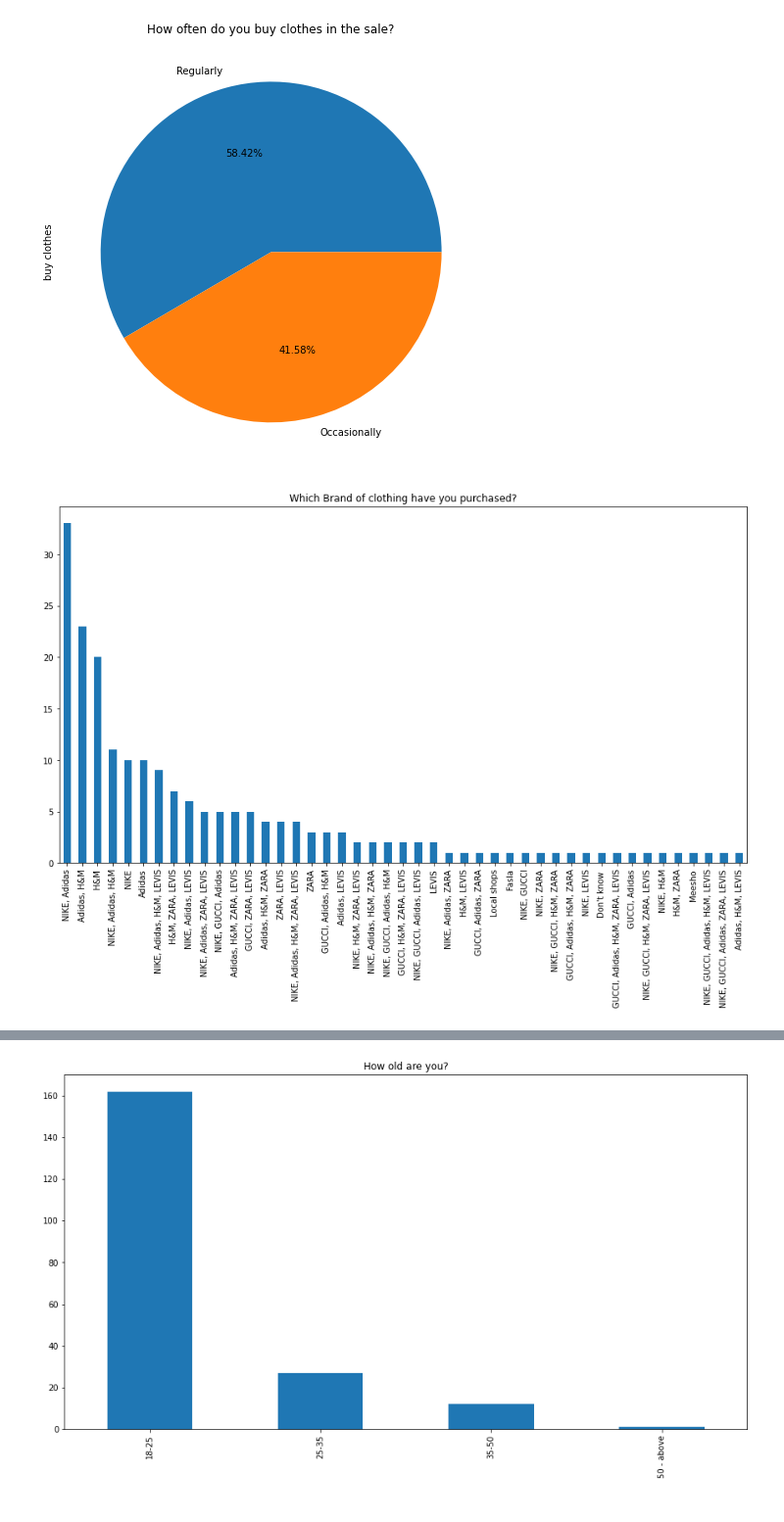
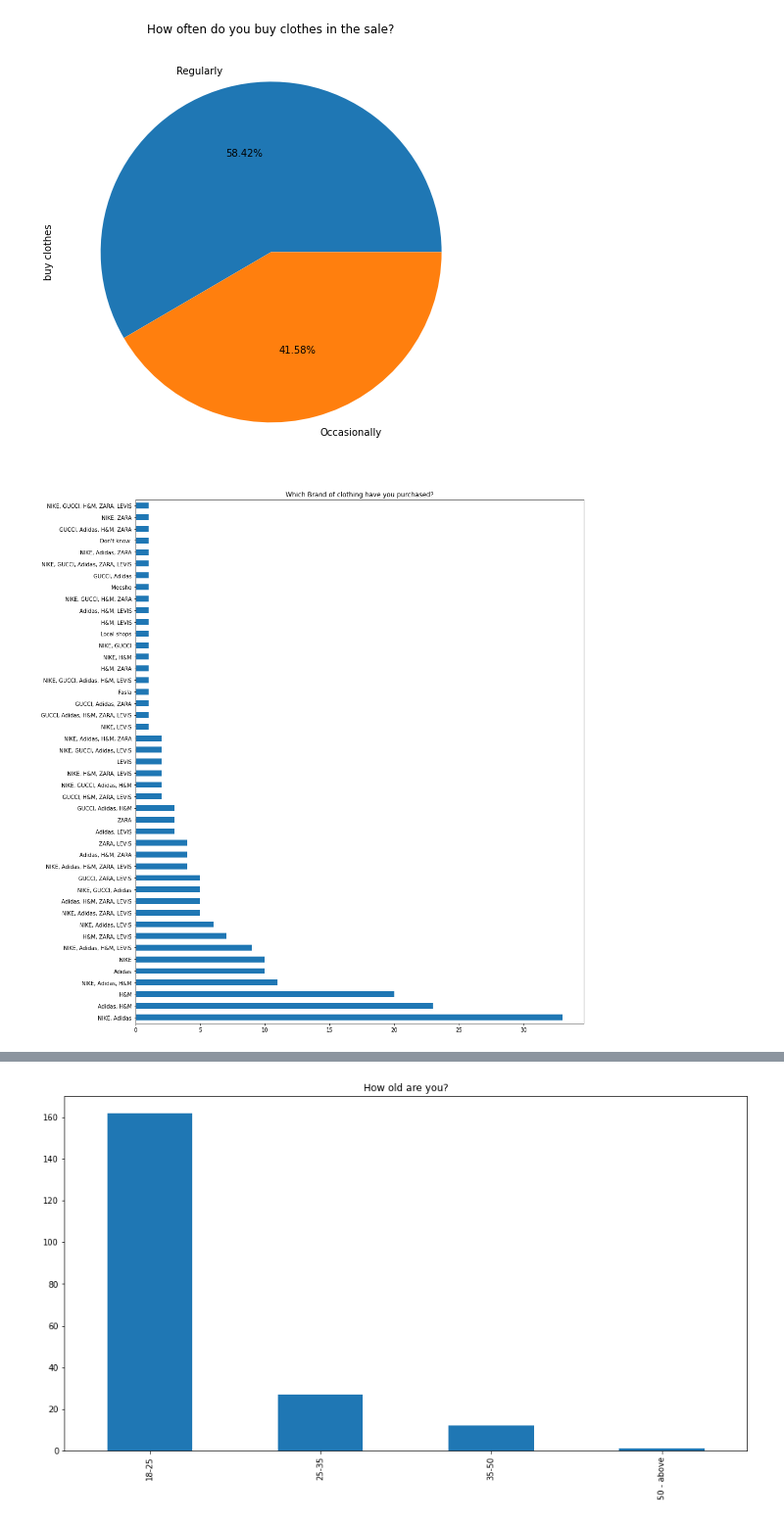
Before and after one commit to pranali-kirolkar-zz/MSCPROJECT, a Jupyter notebook: Pie_box_bar.ipynb, the cells around one changed output, grey strips where cells are left out. Shown: that part at 98% size. Saved outputs shown, nothing was run; the diff lists cells and outputs as text; code cells hidden in the pictures.

```diff
--- a/Pie_box_bar.ipynb
+++ b/Pie_box_bar.ipynb
@@ -103,11 +103,11 @@ plt.show()
 # %% [output]
 [figure]
 # %%
-Dataset['Brand of clothes'].value_counts().plot(kind='bar',figsize=(15,8))
+Dataset['Brand of clothes'].value_counts().plot(kind='barh',figsize=(15,18))
 plt.title("Which Brand of clothing have you purchased?")
 plt.show()
 # %% [output]
-[figure, old version]
+[figure, new version]
 # %%
 Dataset['Type of clothes '].value_counts().plot(kind='bar',figsize=(15,8))
 plt.title("Which type of clothing have you purchased recently?")
```
Also changed, not shown: parts of 2 cells of this notebook.
